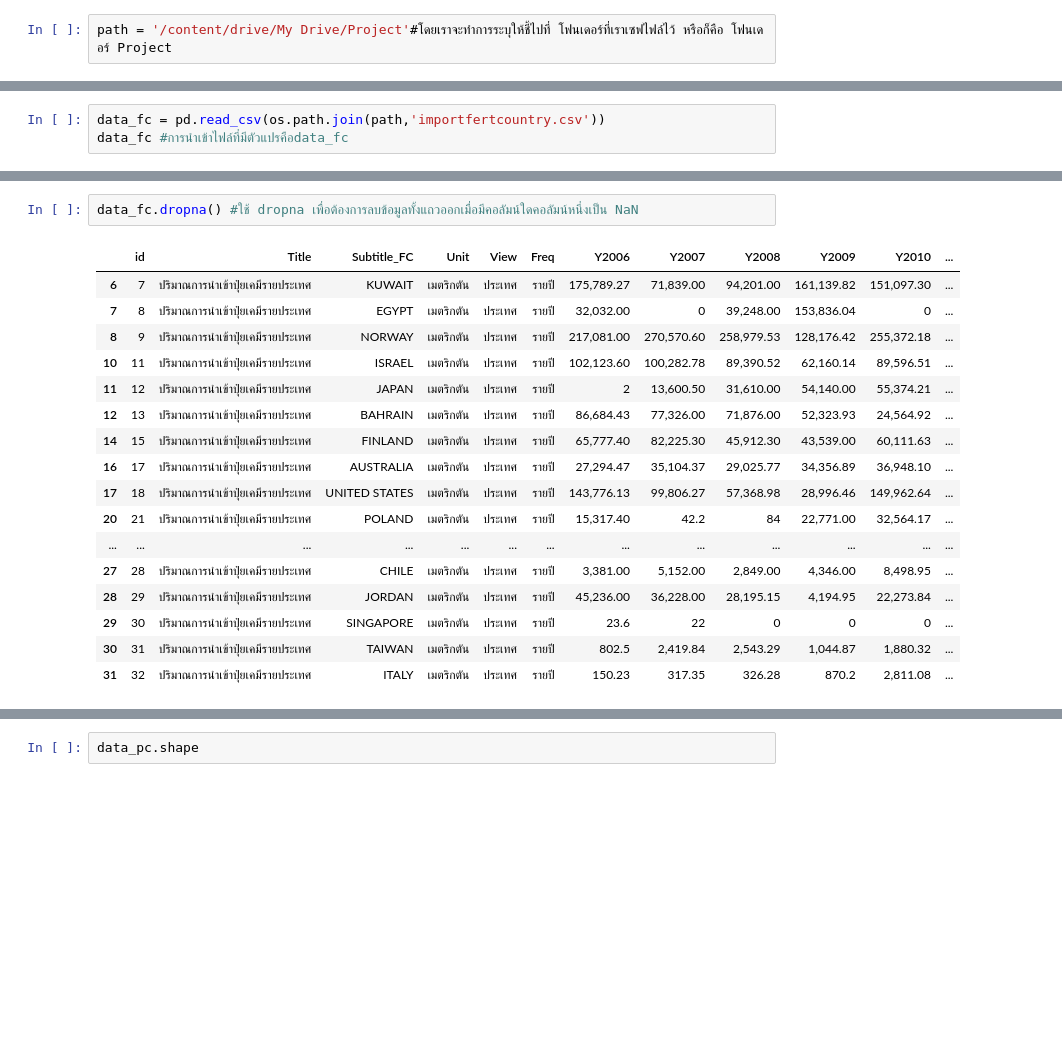
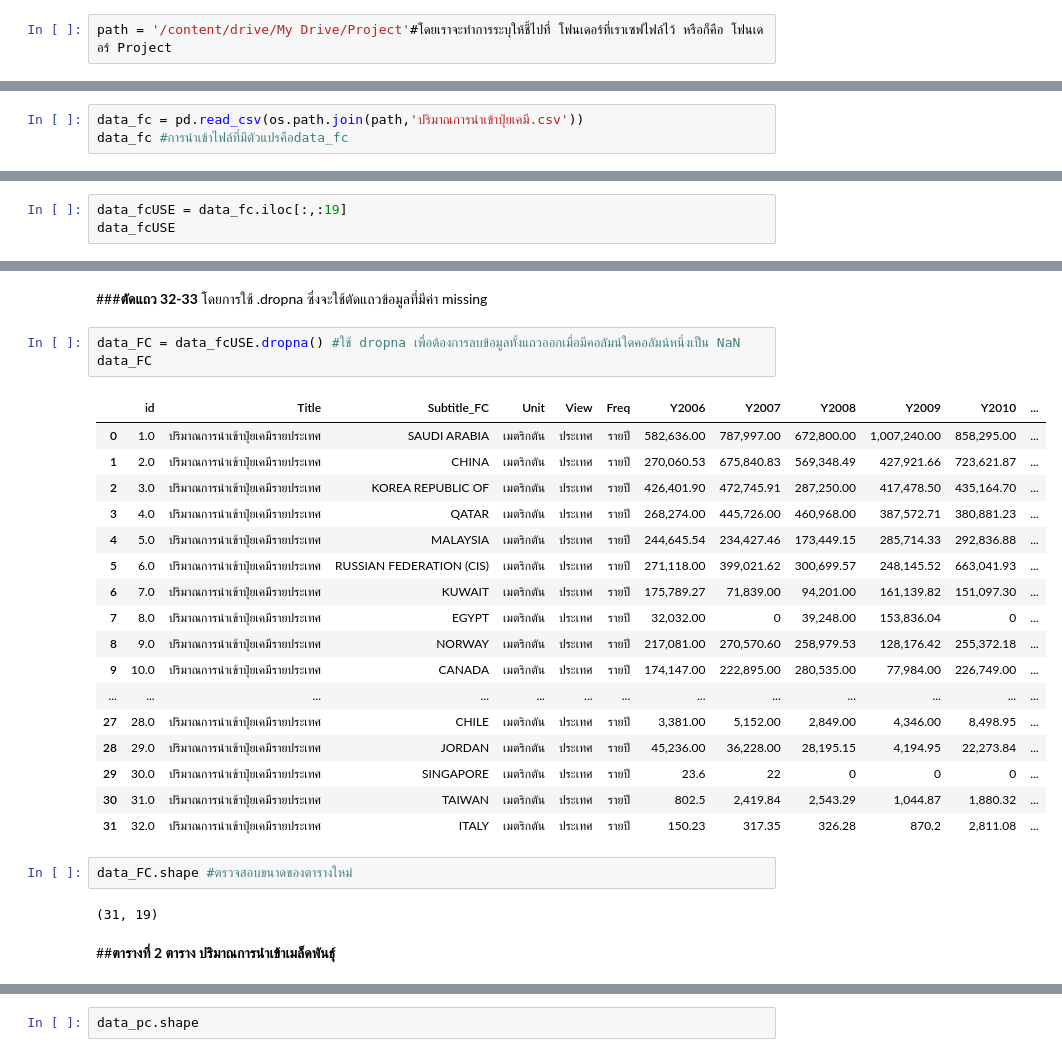
Before and after one commit to 623020514-5/DWDM21, a Jupyter notebook: Project.ipynb, the cells around one changed output, grey strips where cells are left out. Drawn from its saved outputs; the diff is of its cells as text; blank space fills up the shorter version.

```diff
--- a/Project.ipynb
+++ b/Project.ipynb
@@ -61,5 +63,5 @@ path = '/content/drive/My Drive/Project'#โดยเราจะทำการ
 # %%
-data_fc = pd.read_csv(os.path.join(path,'importfertcountry.csv'))
+data_fc = pd.read_csv(os.path.join(path,'ปริมาณการนำเข้าปุ๋ยเคมี.csv'))
 data_fc #การนำเข้าไฟล์ที่มีตัวแปรคือdata_fc
 # %% [output]
 |  | id | Title | Subtitle_FC | Unit | View | Freq | Y2006 | Y2007 | Y2008 | Y2009 | Y2010 | ... |
@@ -85,0 +92,3 @@ data_fc.shape #.shape ใช้ข้อมูลว่า array นั้นม
+# %%
+data_fcUSE = data_fc.iloc[:,:19]
+data_fcUSE
@@ -86,21 +113,31 @@ data_fc.shape #.shape ใช้ข้อมูลว่า array นั้นม
+# %% [markdown]
+###**ตัดแถว 32-33**
+โดยการใช้ .dropna ซึ่งจะใช้ตัดแถวข้อมูลที่มีค่า missing
 # %%
-data_fc.dropna() #ใช้ dropna เพื่อต้องการลบข้อมูลทั้งแถวออกเมื่อมีคอลัมน์ใดคอลัมน์หนึ่งเป็น NaN
+data_FC = data_fcUSE.dropna() #ใช้ dropna เพื่อต้องการลบข้อมูลทั้งแถวออกเมื่อมีคอลัมน์ใดคอลัมน์หนึ่งเป็น NaN
+data_FC
 # %% [output]
 |  | id | Title | Subtitle_FC | Unit | View | Freq | Y2006 | Y2007 | Y2008 | Y2009 | Y2010 | ... |
-| 6 | 7 | ปริมาณการนำเข้าปุ๋ยเคมีรายประเทศ | KUWAIT | เมตริกตัน | ประเทศ | รายปี | 175,789.27 | 71,839.00 | 94,201.00 | 161,139.82 | 151,097.30 | ... |
-| 7 | 8 | ปริมาณการนำเข้าปุ๋ยเคมีรายประเทศ | EGYPT | เมตริกตัน | ประเทศ | รายปี | 32,032.00 | 0 | 39,248.00 | 153,836.04 | 0 | ... |
-| 8 | 9 | ปริมาณการนำเข้าปุ๋ยเคมีรายประเทศ | NORWAY | เมตริกตัน | ประเทศ | รายปี | 217,081.00 | 270,570.60 | 258,979.53 | 128,176.42 | 255,372.18 | ... |
-| 10 | 11 | ปริมาณการนำเข้าปุ๋ยเคมีรายประเทศ | ISRAEL | เมตริกตัน | ประเทศ | รายปี | 102,123.60 | 100,282.78 | 89,390.52 | 62,160.14 | 89,596.51 | ... |
-| 11 | 12 | ปริมาณการนำเข้าปุ๋ยเคมีรายประเทศ | JAPAN | เมตริกตัน | ประเทศ | รายปี | 2 | 13,600.50 | 31,610.00 | 54,140.00 | 55,374.21 | ... |
-| 12 | 13 | ปริมาณการนำเข้าปุ๋ยเคมีรายประเทศ | BAHRAIN | เมตริกตัน | ประเทศ | รายปี | 86,684.43 | 77,326.00 | 71,876.00 | 52,323.93 | 24,564.92 | ... |
-| 14 | 15 | ปริมาณการนำเข้าปุ๋ยเคมีรายประเทศ | FINLAND | เมตริกตัน | ประเทศ | รายปี | 65,777.40 | 82,225.30 | 45,912.30 | 43,539.00 | 60,111.63 | ... |
-| 16 | 17 | ปริมาณการนำเข้าปุ๋ยเคมีรายประเทศ | AUSTRALIA | เมตริกตัน | ประเทศ | รายปี | 27,294.47 | 35,104.37 | 29,025.77 | 34,356.89 | 36,948.10 | ... |
-| 17 | 18 | ปริมาณการนำเข้าปุ๋ยเคมีรายประเทศ | UNITED STATES | เมตริกตัน | ประเทศ | รายปี | 143,776.13 | 99,806.27 | 57,368.98 | 28,996.46 | 149,962.64 | ... |
-| 20 | 21 | ปริมาณการนำเข้าปุ๋ยเคมีรายประเทศ | POLAND | เมตริกตัน | ประเทศ | รายปี | 15,317.40 | 42.2 | 84 | 22,771.00 | 32,564.17 | ... |
+| 0 | 1.0 | ปริมาณการนำเข้าปุ๋ยเคมีรายประเทศ | SAUDI ARABIA | เมตริกตัน | ประเทศ | รายปี | 582,636.00 | 787,997.00 | 672,800.00 | 1,007,240.00 | 858,295.00 | ... |
+| 1 | 2.0 | ปริมาณการนำเข้าปุ๋ยเคมีรายประเทศ | CHINA | เมตริกตัน | ประเทศ | รายปี | 270,060.53 | 675,840.83 | 569,348.49 | 427,921.66 | 723,621.87 | ... |
+| 2 | 3.0 | ปริมาณการนำเข้าปุ๋ยเคมีรายประเทศ | KOREA REPUBLIC OF | เมตริกตัน | ประเทศ | รายปี | 426,401.90 | 472,745.91 | 287,250.00 | 417,478.50 | 435,164.70 | ... |
+| 3 | 4.0 | ปริมาณการนำเข้าปุ๋ยเคมีรายประเทศ | QATAR | เมตริกตัน | ประเทศ | รายปี | 268,274.00 | 445,726.00 | 460,968.00 | 387,572.71 | 380,881.23 | ... |
+| 4 | 5.0 | ปริมาณการนำเข้าปุ๋ยเคมีรายประเทศ | MALAYSIA | เมตริกตัน | ประเทศ | รายปี | 244,645.54 | 234,427.46 | 173,449.15 | 285,714.33 | 292,836.88 | ... |
+| 5 | 6.0 | ปริมาณการนำเข้าปุ๋ยเคมีรายประเทศ | RUSSIAN FEDERATION (CIS) | เมตริกตัน | ประเทศ | รายปี | 271,118.00 | 399,021.62 | 300,699.57 | 248,145.52 | 663,041.93 | ... |
+| 6 | 7.0 | ปริมาณการนำเข้าปุ๋ยเคมีรายประเทศ | KUWAIT | เมตริกตัน | ประเทศ | รายปี | 175,789.27 | 71,839.00 | 94,201.00 | 161,139.82 | 151,097.30 | ... |
+| 7 | 8.0 | ปริมาณการนำเข้าปุ๋ยเคมีรายประเทศ | EGYPT | เมตริกตัน | ประเทศ | รายปี | 32,032.00 | 0 | 39,248.00 | 153,836.04 | 0 | ... |
+| 8 | 9.0 | ปริมาณการนำเข้าปุ๋ยเคมีรายประเทศ | NORWAY | เมตริกตัน | ประเทศ | รายปี | 217,081.00 | 270,570.60 | 258,979.53 | 128,176.42 | 255,372.18 | ... |
+| 9 | 10.0 | ปริมาณการนำเข้าปุ๋ยเคมีรายประเทศ | CANADA | เมตริกตัน | ประเทศ | รายปี | 174,147.00 | 222,895.00 | 280,535.00 | 77,984.00 | 226,749.00 | ... |
 | ... | ... | ... | ... | ... | ... | ... | ... | ... | ... | ... | ... | ... |
-| 27 | 28 | ปริมาณการนำเข้าปุ๋ยเคมีรายประเทศ | CHILE | เมตริกตัน | ประเทศ | รายปี | 3,381.00 | 5,152.00 | 2,849.00 | 4,346.00 | 8,498.95 | ... |
-| 28 | 29 | ปริมาณการนำเข้าปุ๋ยเคมีรายประเทศ | JORDAN | เมตริกตัน | ประเทศ | รายปี | 45,236.00 | 36,228.00 | 28,195.15 | 4,194.95 | 22,273.84 | ... |
-| 29 | 30 | ปริมาณการนำเข้าปุ๋ยเคมีรายประเทศ | SINGAPORE | เมตริกตัน | ประเทศ | รายปี | 23.6 | 22 | 0 | 0 | 0 | ... |
-| 30 | 31 | ปริมาณการนำเข้าปุ๋ยเคมีรายประเทศ | TAIWAN | เมตริกตัน | ประเทศ | รายปี | 802.5 | 2,419.84 | 2,543.29 | 1,044.87 | 1,880.32 | ... |
-| 31 | 32 | ปริมาณการนำเข้าปุ๋ยเคมีรายประเทศ | ITALY | เมตริกตัน | ประเทศ | รายปี | 150.23 | 317.35 | 326.28 | 870.2 | 2,811.08 | ... |
+| 27 | 28.0 | ปริมาณการนำเข้าปุ๋ยเคมีรายประเทศ | CHILE | เมตริกตัน | ประเทศ | รายปี | 3,381.00 | 5,152.00 | 2,849.00 | 4,346.00 | 8,498.95 | ... |
+| 28 | 29.0 | ปริมาณการนำเข้าปุ๋ยเคมีรายประเทศ | JORDAN | เมตริกตัน | ประเทศ | รายปี | 45,236.00 | 36,228.00 | 28,195.15 | 4,194.95 | 22,273.84 | ... |
+| 29 | 30.0 | ปริมาณการนำเข้าปุ๋ยเคมีรายประเทศ | SINGAPORE | เมตริกตัน | ประเทศ | รายปี | 23.6 | 22 | 0 | 0 | 0 | ... |
+| 30 | 31.0 | ปริมาณการนำเข้าปุ๋ยเคมีรายประเทศ | TAIWAN | เมตริกตัน | ประเทศ | รายปี | 802.5 | 2,419.84 | 2,543.29 | 1,044.87 | 1,880.32 | ... |
+| 31 | 32.0 | ปริมาณการนำเข้าปุ๋ยเคมีรายประเทศ | ITALY | เมตริกตัน | ประเทศ | รายปี | 150.23 | 317.35 | 326.28 | 870.2 | 2,811.08 | ... |
+# %%
+data_FC.shape #ตรวจสอบขนาดของตารางใหม่
+# %% [output]
+(31, 19)
+# %% [markdown]
+##**ตารางที่ 2 ตาราง ปริมาณการนำเข้าเมล็ดพันธุ์**
 # %%
```
Also changed, not shown: parts of 32 cells of this notebook.
